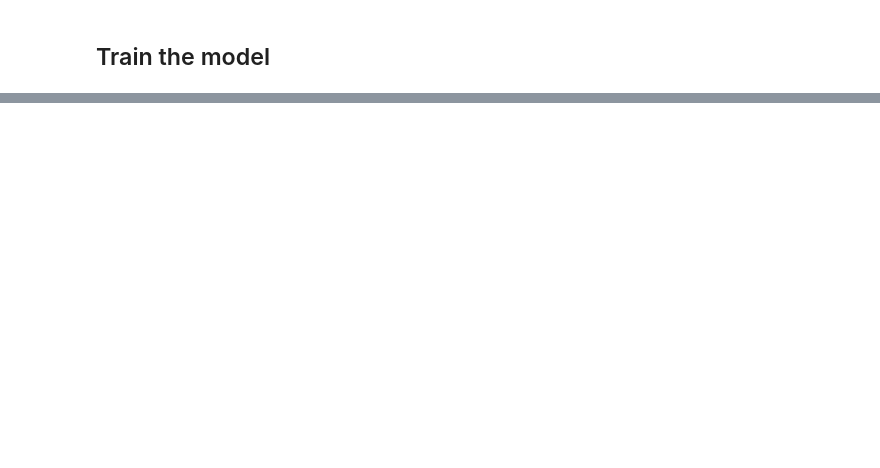
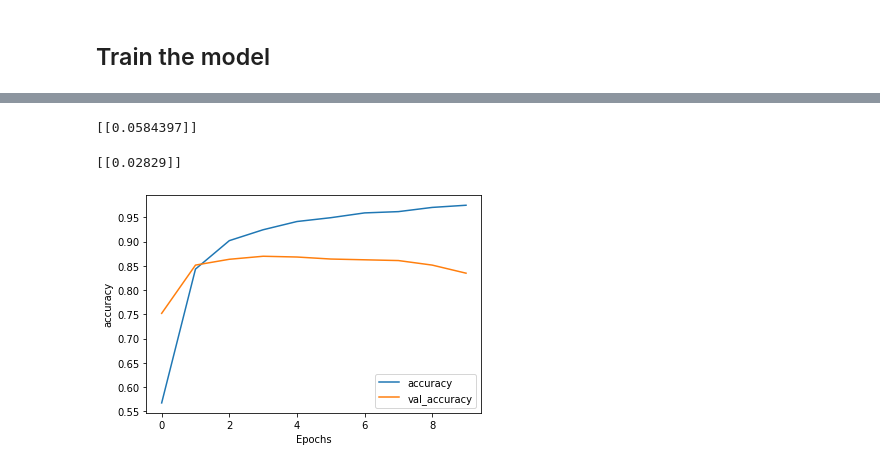
Before and after one commit to rahiakela/practical-machine-learning-with-tensorflow, a Jupyter notebook: text_classification_rnn.ipynb, the cells around one changed output, grey strips where cells are left out. Saved outputs shown, nothing was run; the diff lists cells and outputs as text; code cells hidden in the pictures; blank space fills up the shorter version.

```diff
--- a/text_classification_rnn.ipynb
+++ b/text_classification_rnn.ipynb
@@ -147,0 +232,13 @@ KeyboardInterrupt: ignored
+# %%
+model = tf.keras.models.Sequential([
+    tf.keras.layers.Embedding(encoder.vocab_size, 64),
+    tf.keras.layers.Bidirectional(tf.keras.layers.LSTM(64, return_sequences=True)),
+    tf.keras.layers.Bidirectional(tf.keras.layers.LSTM(32)),
+    tf.keras.layers.Dense(63, activation='relu'),
+    tf.keras.layers.Dropout(0.5),
+    tf.keras.layers.Dense(1, activation='sigmoid')
+])
+# %%
+model.compile(loss='binary_crossentropy', optimizer=tf.keras.optimizers.Adam(1e-4), metrics=['accuracy'])
+# %%
+history = model.fit(train_dataset, epochs=10, validation_data=test_dataset, validation_steps=30)
@@ -147,0 +275,22 @@ KeyboardInterrupt: ignored
+# %%
+# predict on a sample text without padding.
+
+sample_pred_text = ('The movie was not good. The animation and the graphics '
+                    'were terrible. I would not recommend this movie.')
+predictions = sample_predict(sample_pred_text, pad=False)
+print(predictions)
+# %% [output]
+[[0.0584397]]
+# %%
+# predict on a sample text with padding
+
+sample_pred_text = ('The movie was not good. The animation and the graphics '
+                    'were terrible. I would not recommend this movie.')
+predictions = sample_predict(sample_pred_text, pad=True)
+print(predictions)
+# %% [output]
+[[0.02829]]
+# %%
+plot_graphs(history, 'accuracy')
+# %% [output]
+[figure, added]
```
Also changed, not shown: parts of 18 cells of this notebook.
